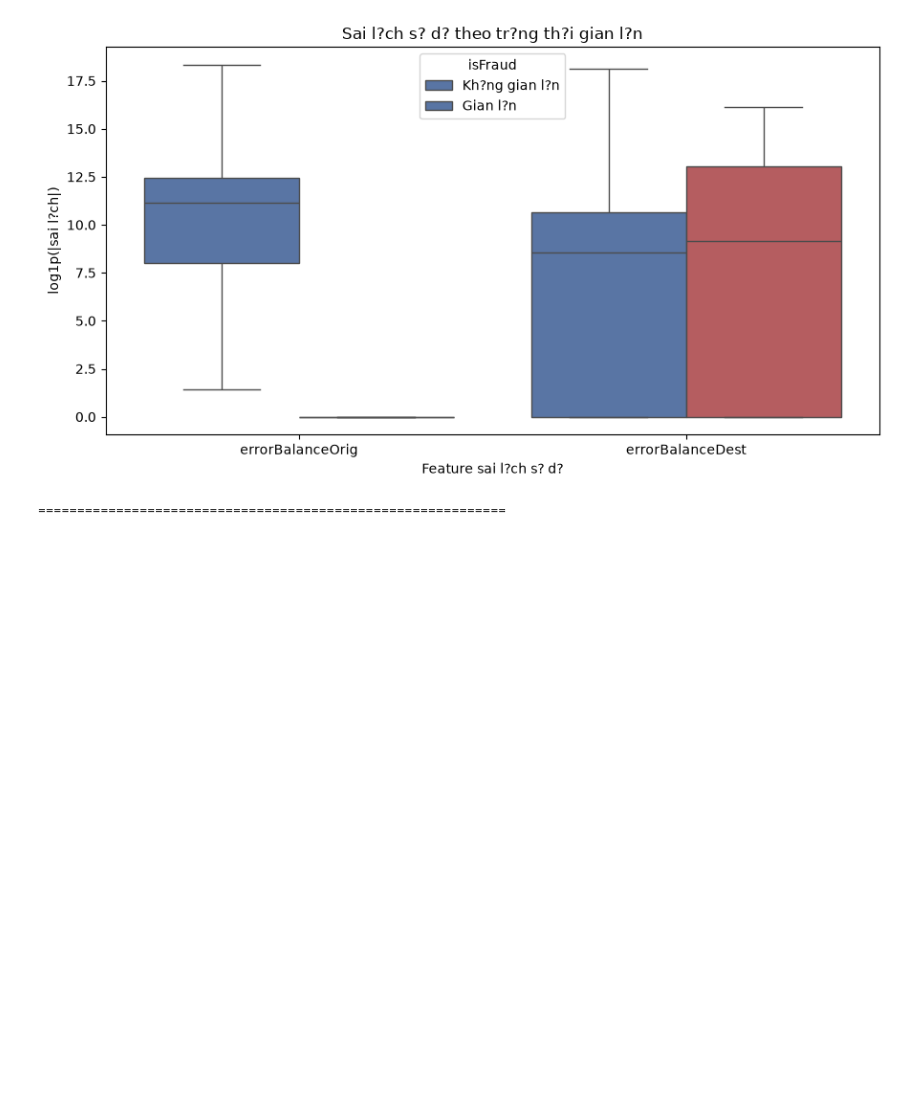
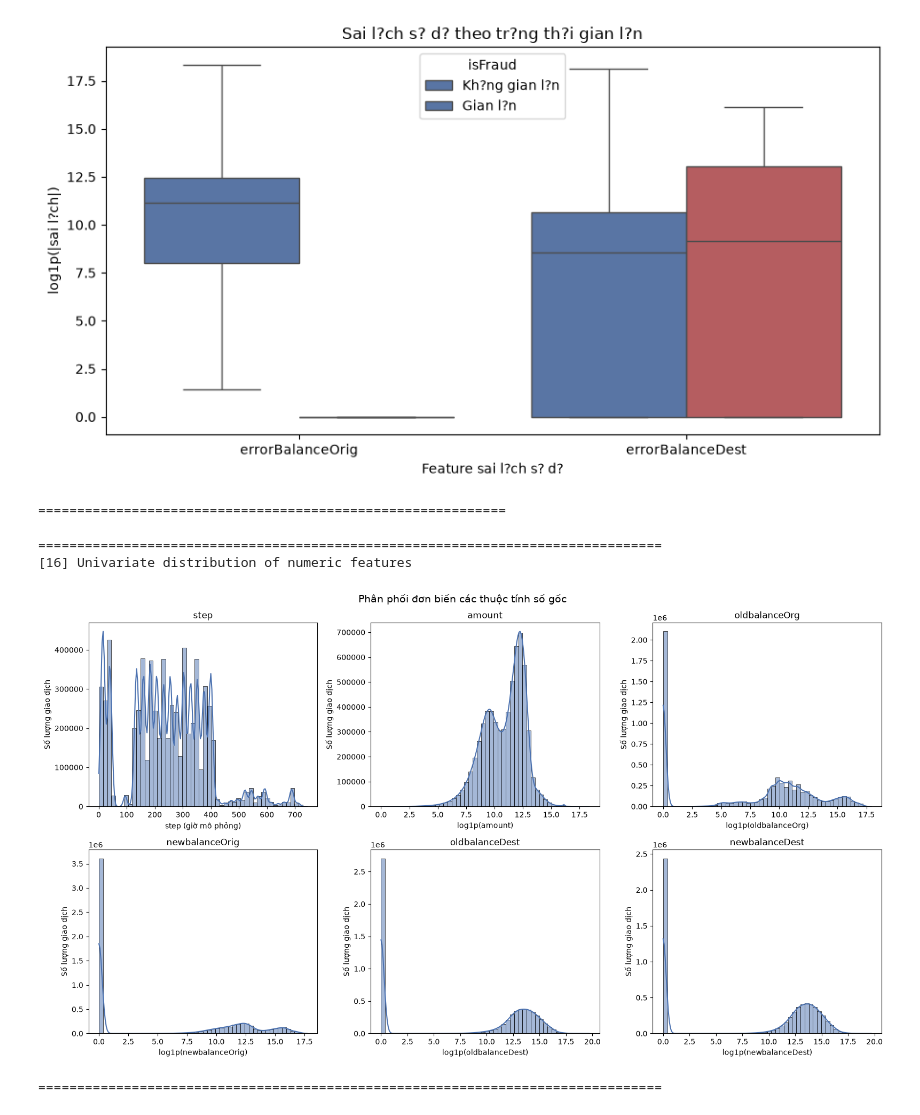
Before and after one commit to PH31M/fraud-detection-thesis, a Jupyter notebook: notebooks/01_eda.ipynb, the cells around one changed output. Saved outputs shown, nothing was run; the diff lists cells and outputs as text; code cells hidden in the pictures; blank space fills up the shorter version.

```diff
--- a/notebooks/01_eda.ipynb
+++ b/notebooks/01_eda.ipynb
@@ -338,3 +591,44 @@ isFraud
 1        1.000000e+07  10000000.00
 [figure]
 ============================================================
+# %%
+import matplotlib.pyplot as plt
+import seaborn as sns
+
+# [16] Phân phối đơn biến của các thuộc tính số gốc
+# Mục đích: quan sát hình dạng phân phối (lệch, outlier) của step và các cột tiền tệ
+# trước khi vào scaling/model — đây là phần "phân bổ thuộc tính" còn thiếu trong EDA.
+section("[16] Univariate distribution of numeric features")
+
+fig, axes = plt.subplots(2, 3, figsize=(16, 9))
+axes = axes.flatten()
+
+for i, col in enumerate(numeric_cols):
+    ax = axes[i]
+
+    if col == "step":
+        sns.histplot(df[col], bins=50, kde=True, ax=ax, color="#4C72B0")
+        ax.set_xlabel("step (giờ mô phỏng)")
+    else:
+        sns.histplot(
+            np.log1p(df[col]),
+            bins=50,
+            kde=True,
+            ax=ax,
+            color="#4C72B0",
+        )
+        ax.set_xlabel(f"log1p({col})")
+
+    ax.set_ylabel("Số lượng giao dịch")
+    ax.set_title(col)
+
+fig.suptitle("Phân phối đơn biến các thuộc tính số gốc", fontsize=14)
+plt.tight_layout()
+plt.savefig(FIGURES_DIR / "univariate_distributions.png", dpi=150)
+plt.show()
+endSection()
+# %% [output]
+================================================================================
+[16] Univariate distribution of numeric features
+[figure, added]
+================================================================================
```
Also changed, not shown: parts of 8 cells of this notebook, 8 other files.
